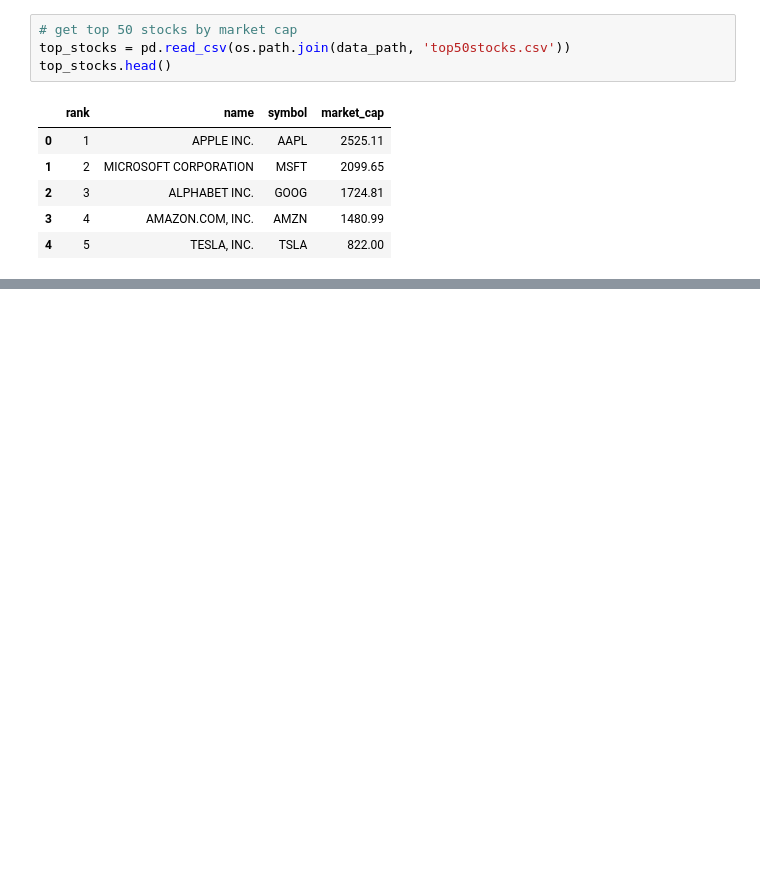
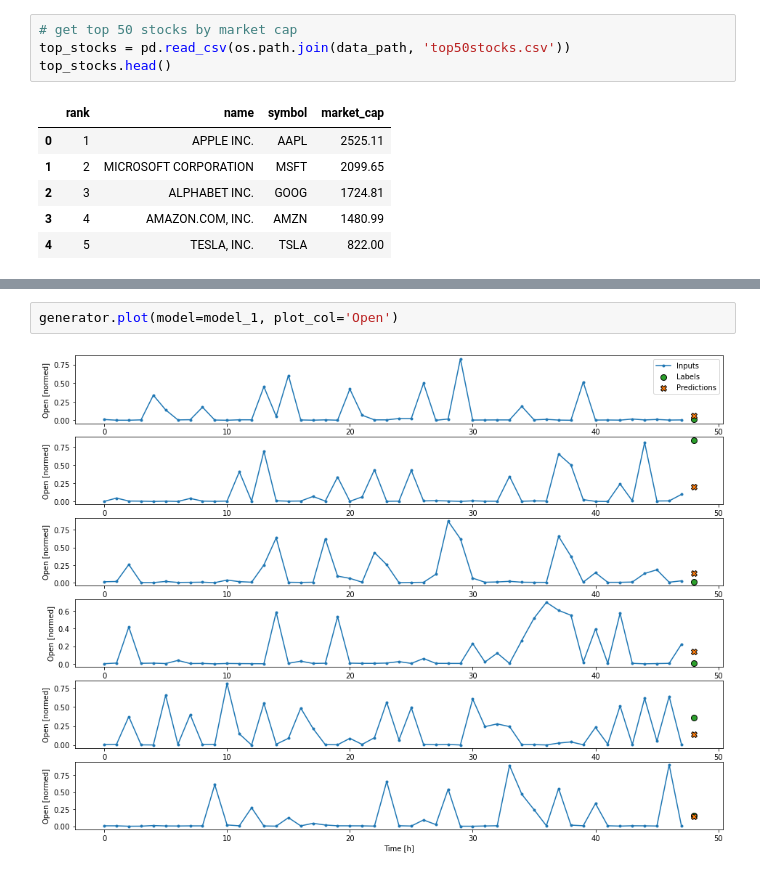
Before and after one commit to TheGAITORClub/Resources, a Jupyter notebook: Lectures/Week6/Week6.ipynb, the cells around one changed output, grey strips where cells are left out. Cells and saved outputs as stored; diff of their text form; blank space fills up the shorter version.

```diff
--- a/Lectures/Week6/Week6.ipynb
+++ b/Lectures/Week6/Week6.ipynb
@@ -309,0 +348,4 @@ TypeError: strptime() takes exactly 2 arguments (1 given)
+# %%
+generator.plot(model=model_1, plot_col='Open')
+# %% [output]
+[figure, added]
```
Also changed, not shown: parts of 75 cells of this notebook, 5 other files.
